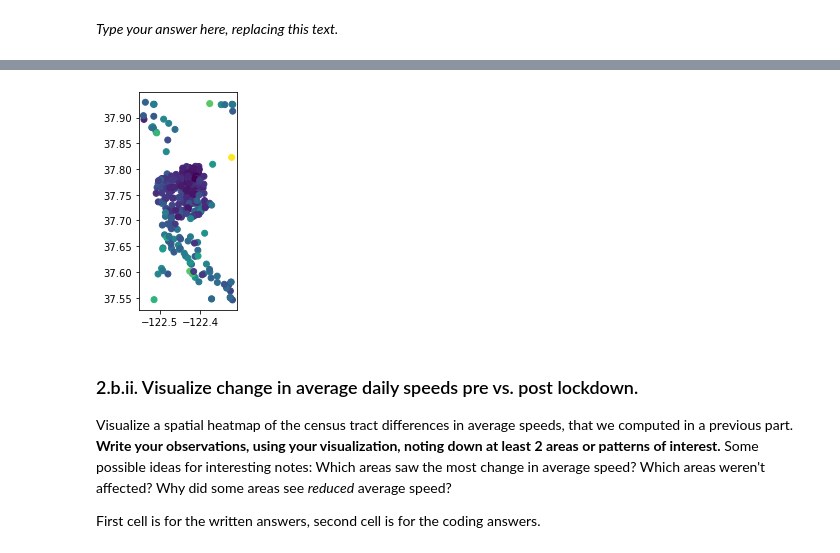
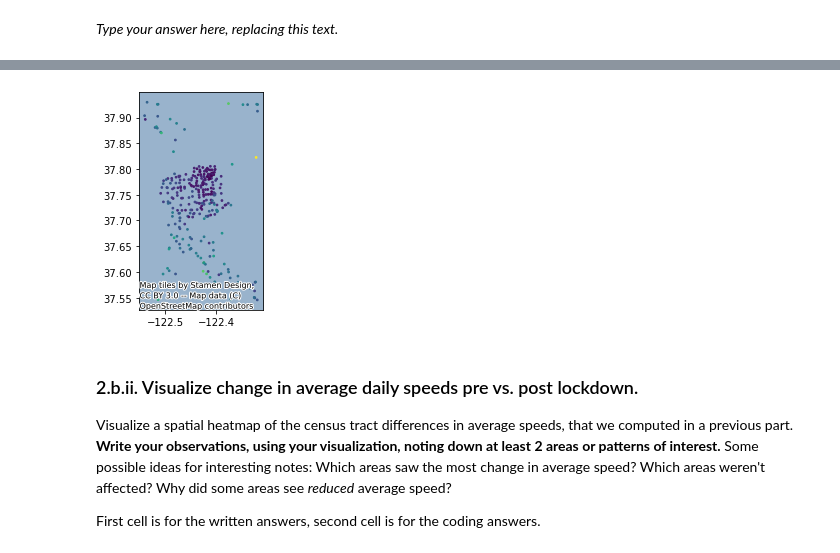
Before and after one commit to JerryPan2718/Traffic-EDA, a Jupyter notebook: Traffic_part1.ipynb, the cells around one changed output, grey strips where cells are left out. Cells and saved outputs as stored; diff of their text form; code cells hidden in the pictures.

```diff
--- a/Traffic_part1.ipynb
+++ b/Traffic_part1.ipynb
@@ -1009,10 +1016,10 @@ manual: True
 # %%
 import contextily as cx
 averages_pre_named = averages_pre_named.set_crs("EPSG:4326")
-ax = averages_pre_named.plot(column='speed_mph_mean')
-# cx.add_basemap(ax)
+ax = averages_pre_named.plot(column='speed_mph_mean', s=3)
+cx.add_basemap(ax)
 # %% [output]
-[figure, old version]
+[figure, new version]
 # %% [markdown]
 <!-- END QUESTION -->
 
```
Also changed, not shown: parts of 5 cells of this notebook.
